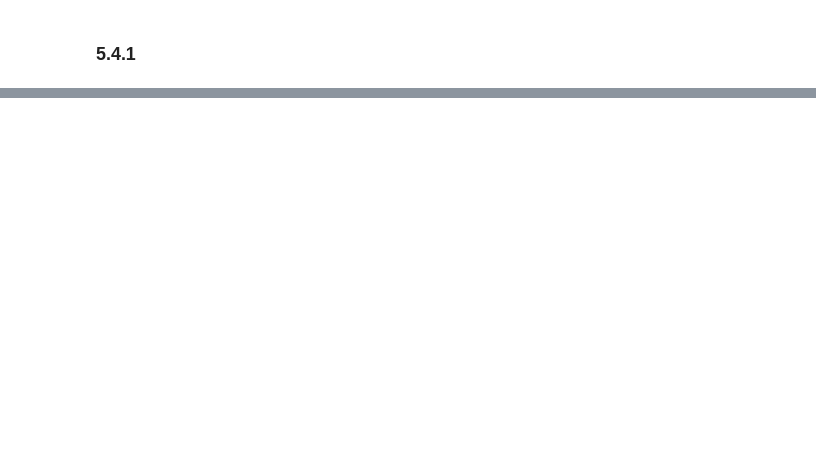
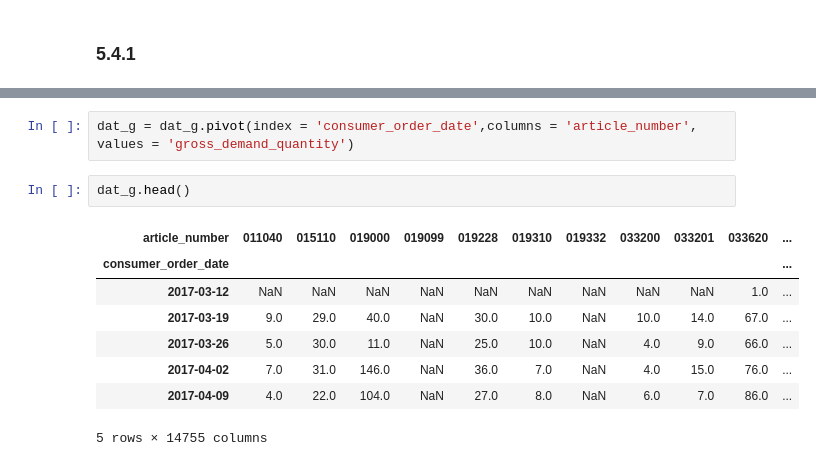
Before and after one commit to cwcomiskey/Misc, a Jupyter notebook: Bread_and_Butter.ipynb, the cells around one changed output, grey strips where cells are left out. Saved outputs shown, nothing was run; the diff lists cells and outputs as text; blank space fills up the shorter version.

```diff
--- a/Bread_and_Butter.ipynb
+++ b/Bread_and_Butter.ipynb
@@ -951,0 +950,13 @@ pd.value_counts(pd.cut(FW18, bins))
+# %%
+dat_g = dat_g.pivot(index = 'consumer_order_date',columns = 'article_number', values = 'gross_demand_quantity')
+# %%
+dat_g.head()
+# %% [output]
+| article_number | 011040 | 015110 | 019000 | 019099 | 019228 | 019310 | 019332 | 033200 | 033201 | 033620 | ... |
+| consumer_order_date |  |  |  |  |  |  |  |  |  |  | ... |
+| 2017-03-12 | NaN | NaN | NaN | NaN | NaN | NaN | NaN | NaN | NaN | 1.0 | ... |
+| 2017-03-19 | 9.0 | 29.0 | 40.0 | NaN | 30.0 | 10.0 | NaN | 10.0 | 14.0 | 67.0 | ... |
+| 2017-03-26 | 5.0 | 30.0 | 11.0 | NaN | 25.0 | 10.0 | NaN | 4.0 | 9.0 | 66.0 | ... |
+| 2017-04-02 | 7.0 | 31.0 | 146.0 | NaN | 36.0 | 7.0 | NaN | 4.0 | 15.0 | 76.0 | ... |
+| 2017-04-09 | 4.0 | 22.0 | 104.0 | NaN | 27.0 | 8.0 | NaN | 6.0 | 7.0 | 86.0 | ... |
+5 rows × 14755 columns
```
Also changed, not shown: parts of 112 cells of this notebook.
